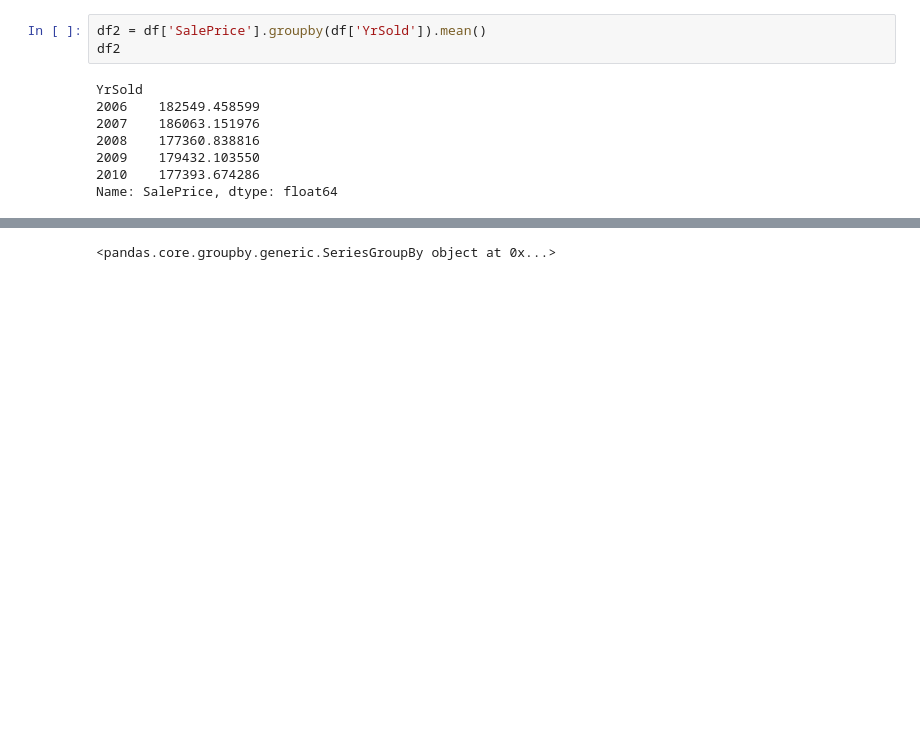
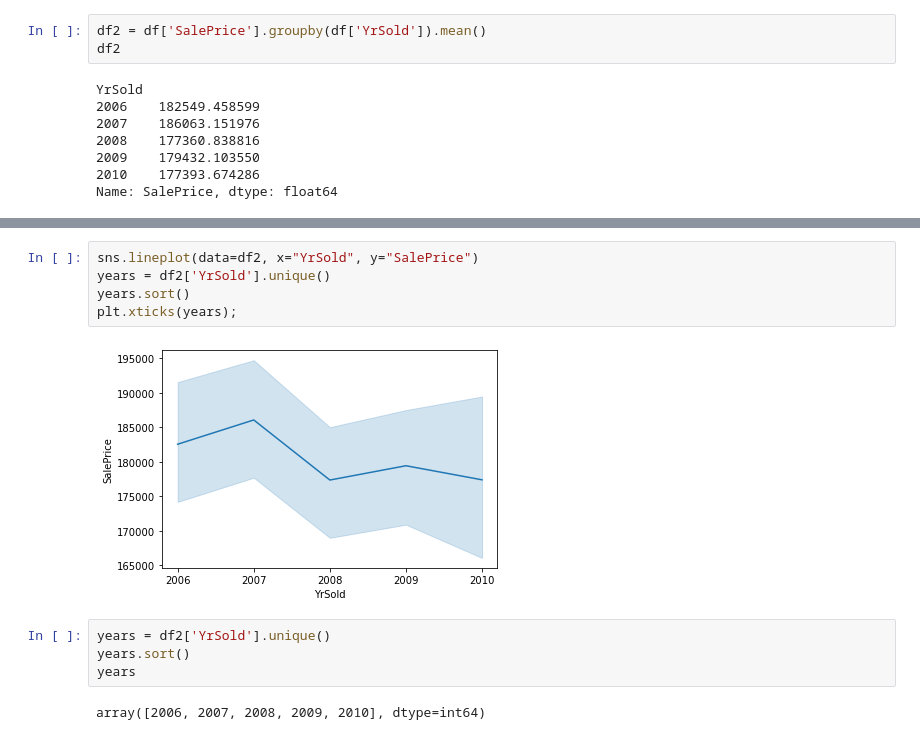
Before and after one commit to picusin/house-price, a Jupyter notebook: house_price_prediction.ipynb, the cells around one changed output, grey strips where cells are left out. Cells and saved outputs as stored; diff of their text form; blank space fills up the shorter version.

```diff
--- a/house_price_prediction.ipynb
+++ b/house_price_prediction.ipynb
@@ -437,3 +453,13 @@ Name: SalePrice, dtype: float64
 # %%
+sns.lineplot(data=df2, x="YrSold", y="SalePrice")
+years = df2['YrSold'].unique()
+years.sort()
+plt.xticks(years);
 # %% [output]
-<pandas.core.groupby.generic.SeriesGroupBy object at 0x...>
+[figure, added]
+# %%
+years = df2['YrSold'].unique()
+years.sort()
+years
+# %% [output]
+array([2006, 2007, 2008, 2009, 2010], dtype=int64)
```
Also changed, not shown: parts of 1 cell of this notebook.
